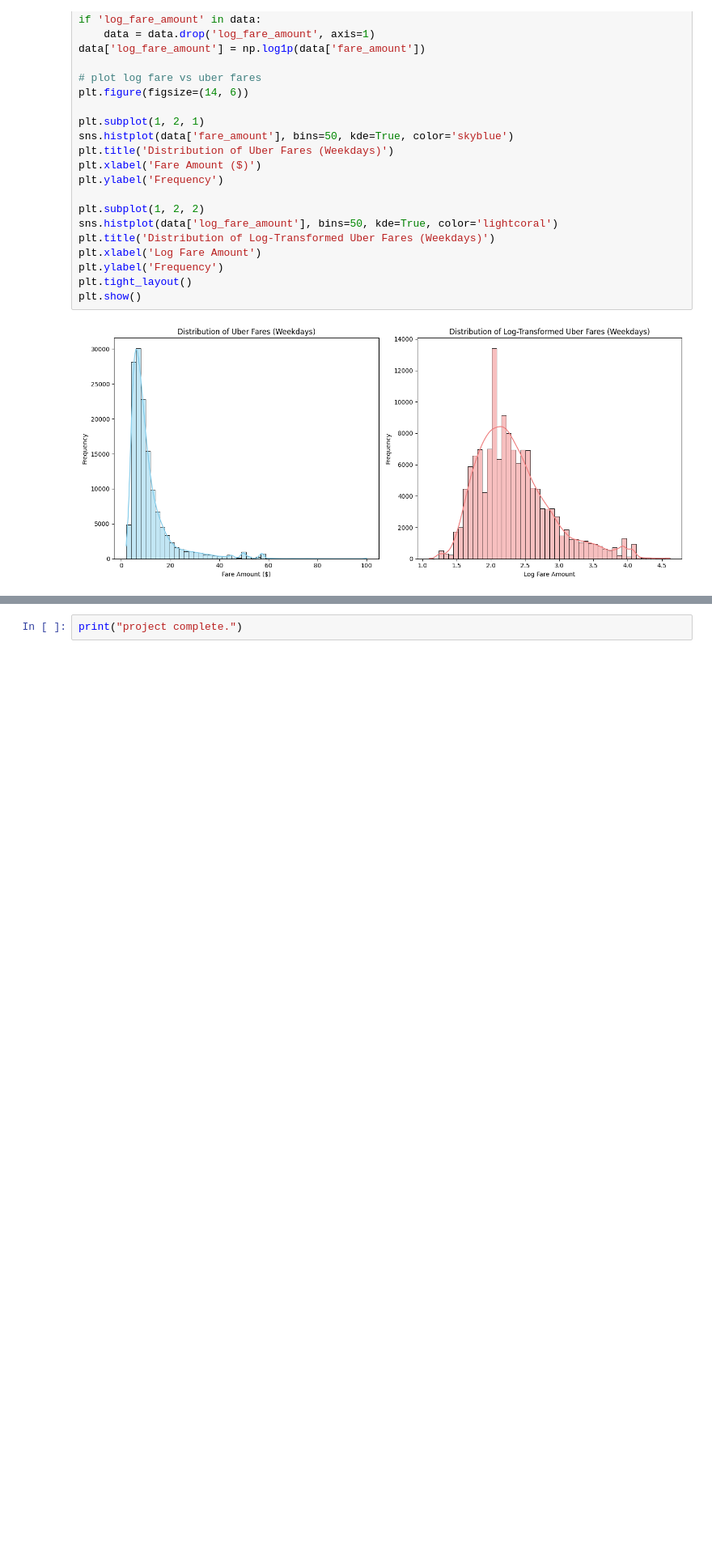
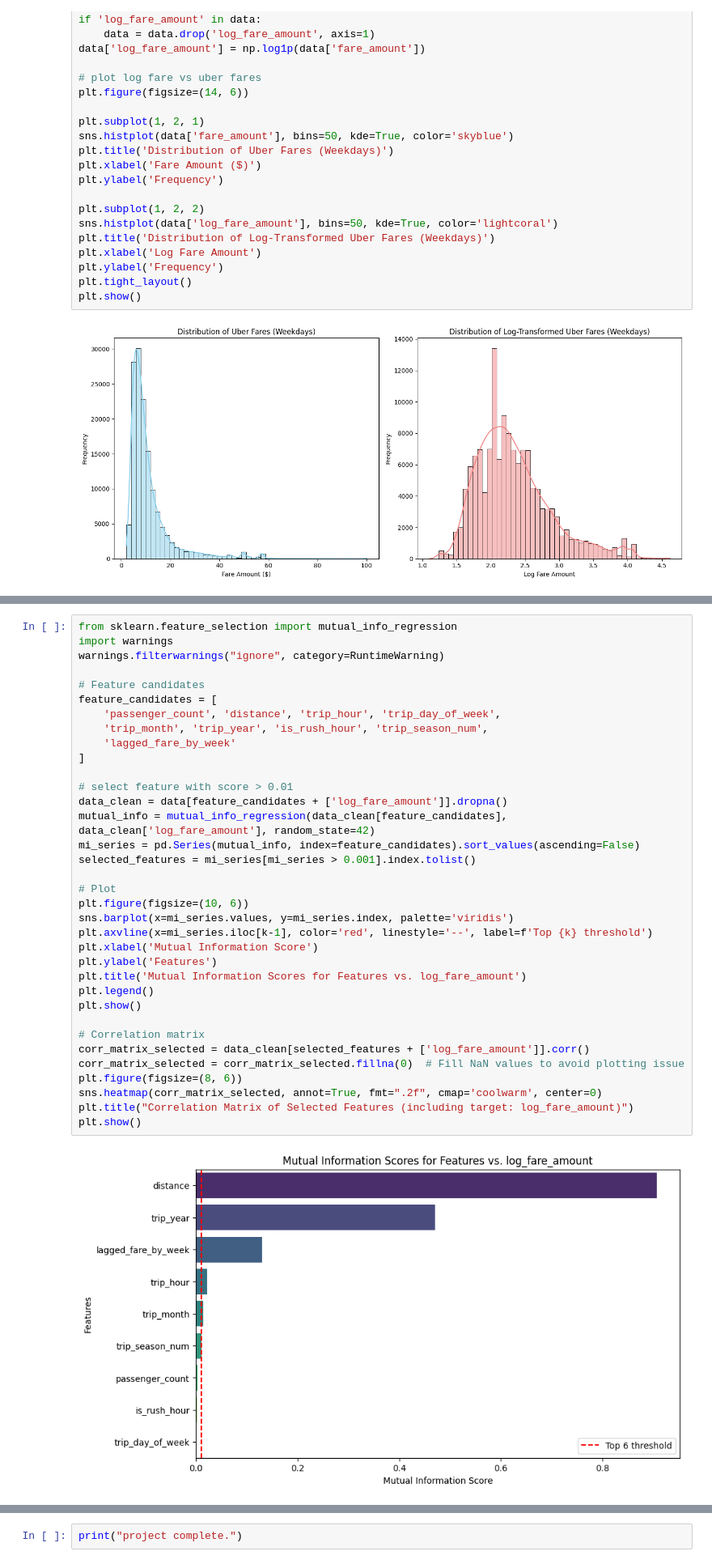
Before and after one commit to ameau01/Uber-Fare-Prediction, a Jupyter notebook: uber-fare-prediction.ipynb, the cells around one changed output, grey strips where cells are left out. Shown at 81% size. Cells and saved outputs as stored; diff of their text form; blank space fills up the shorter version.

```diff
--- a/uber-fare-prediction.ipynb
+++ b/uber-fare-prediction.ipynb
@@ -1325,0 +532,37 @@ plt.show()
+# %%
+from sklearn.feature_selection import mutual_info_regression
+import warnings
+warnings.filterwarnings("ignore", category=RuntimeWarning)
+
+# Feature candidates
+feature_candidates = [
+    'passenger_count', 'distance', 'trip_hour', 'trip_day_of_week',
+    'trip_month', 'trip_year', 'is_rush_hour', 'trip_season_num',
+    'lagged_fare_by_week'
+]
+
+# select feature with score > 0.01
+data_clean = data[feature_candidates + ['log_fare_amount']].dropna()
+mutual_info = mutual_info_regression(data_clean[feature_candidates], data_clean['log_fare_amount'], random_state=42)
+mi_series = pd.Series(mutual_info, index=feature_candidates).sort_values(ascending=False)
+selected_features = mi_series[mi_series > 0.001].index.tolist()
+
+# Plot
+plt.figure(figsize=(10, 6))
+sns.barplot(x=mi_series.values, y=mi_series.index, palette='viridis')
+plt.axvline(x=mi_series.iloc[k-1], color='red', linestyle='--', label=f'Top {k} threshold')
+plt.xlabel('Mutual Information Score')
+plt.ylabel('Features')
+plt.title('Mutual Information Scores for Features vs. log_fare_amount')
+plt.legend()
+plt.show()
+
+# Correlation matrix
+corr_matrix_selected = data_clean[selected_features + ['log_fare_amount']].corr()
+corr_matrix_selected = corr_matrix_selected.fillna(0)  # Fill NaN values to avoid plotting issue
+plt.figure(figsize=(8, 6))
+sns.heatmap(corr_matrix_selected, annot=True, fmt=".2f", cmap='coolwarm', center=0)
+plt.title("Correlation Matrix of Selected Features (including target: log_fare_amount)")
+plt.show()
+# %% [output]
+[figure, added]
```
Also changed, not shown: parts of 39 cells of this notebook.
